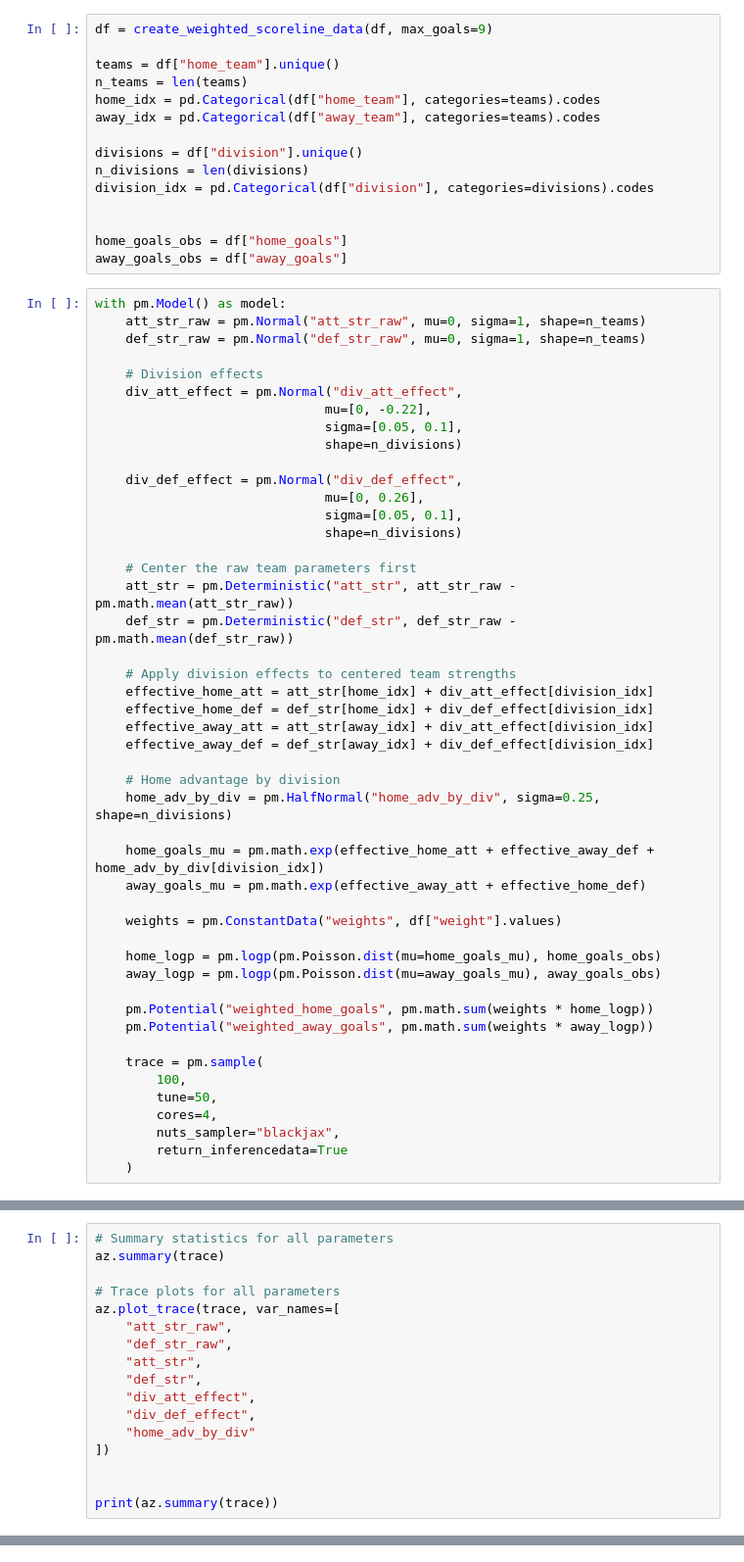
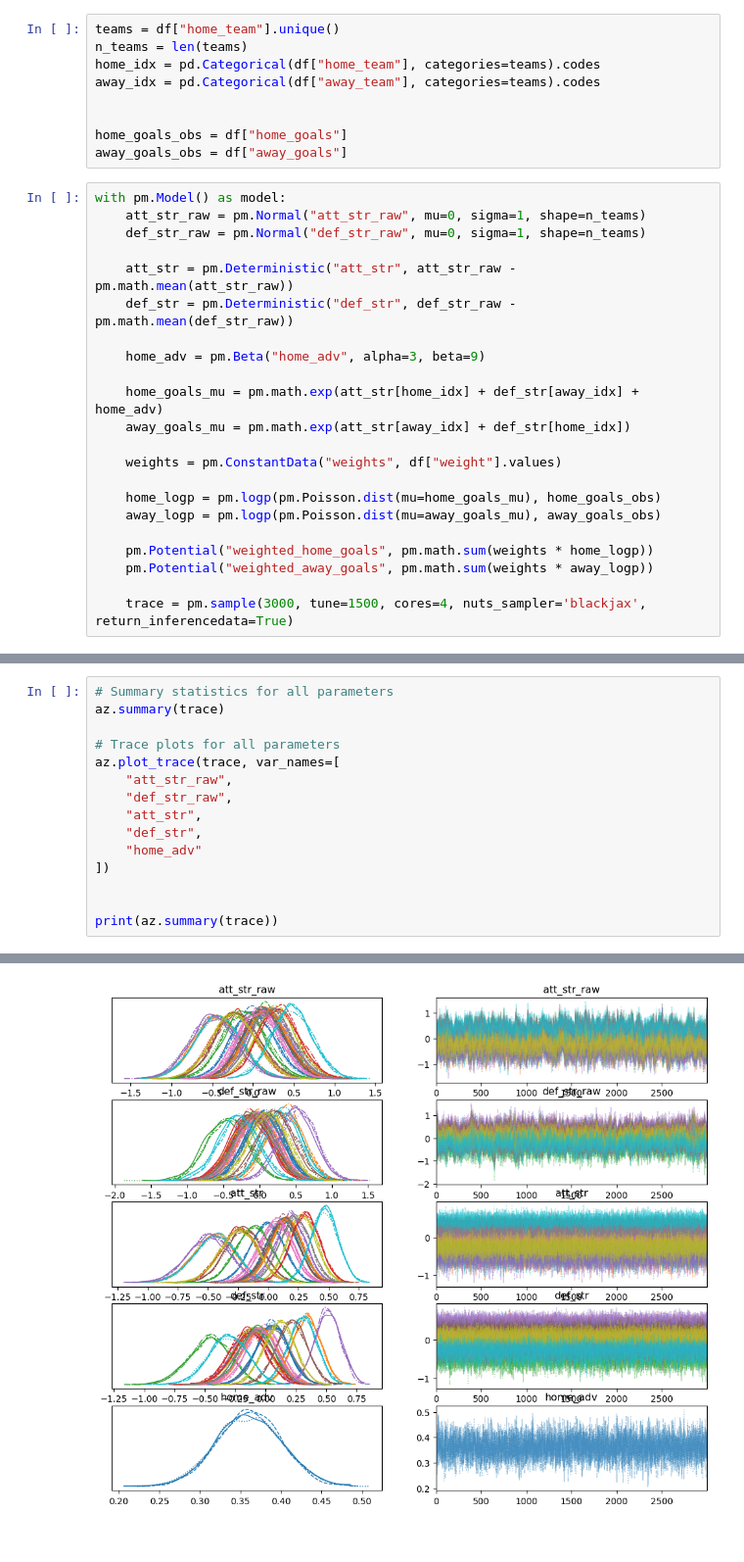
Before and after one commit to louis-porter/algobetting, a Jupyter notebook: algo/models/team_strength/bayesian-multilevel/team_strenght_modelling.ipynb, the cells around one changed output, grey strips where cells are left out. Shown at 98% size. Drawn from its saved outputs; the diff is of its cells as text.

```diff
--- a/algo/models/team_strength/bayesian-multilevel/team_strenght_modelling.ipynb
+++ b/algo/models/team_strength/bayesian-multilevel/team_strenght_modelling.ipynb
@@ -123,15 +299,9 @@ def create_weighted_scoreline_data(df, max_goals=9, actual_scoreline_boost=0.3):
 # %%
-df = create_weighted_scoreline_data(df, max_goals=9)
-
 teams = df["home_team"].unique()
 n_teams = len(teams)
 home_idx = pd.Categorical(df["home_team"], categories=teams).codes
 away_idx = pd.Categorical(df["away_team"], categories=teams).codes
 
-divisions = df["division"].unique()
-n_divisions = len(divisions)
-division_idx = pd.Categorical(df["division"], categories=divisions).codes
-
 
 home_goals_obs = df["home_goals"]
 away_goals_obs = df["away_goals"]
@@ -140,32 +310,13 @@ with pm.Model() as model:
     att_str_raw = pm.Normal("att_str_raw", mu=0, sigma=1, shape=n_teams)
     def_str_raw = pm.Normal("def_str_raw", mu=0, sigma=1, shape=n_teams)
 
-    # Division effects
-    div_att_effect = pm.Normal("div_att_effect",
-                              mu=[0, -0.22],
-                              sigma=[0.05, 0.1],
-                              shape=n_divisions)
-
-    div_def_effect = pm.Normal("div_def_effect",
-                              mu=[0, 0.26],
-                              sigma=[0.05, 0.1],
-                              shape=n_divisions)
-
-    # Center the raw team parameters first
     att_str = pm.Deterministic("att_str", att_str_raw - pm.math.mean(att_str_raw))
     def_str = pm.Deterministic("def_str", def_str_raw - pm.math.mean(def_str_raw))
 
-    # Apply division effects to centered team strengths
-    effective_home_att = att_str[home_idx] + div_att_effect[division_idx]
-    effective_home_def = def_str[home_idx] + div_def_effect[division_idx]
-    effective_away_att = att_str[away_idx] + div_att_effect[division_idx]
-    effective_away_def = def_str[away_idx] + div_def_effect[division_idx]
+    home_adv = pm.Beta("home_adv", alpha=3, beta=9)
 
-    # Home advantage by division
-    home_adv_by_div = pm.HalfNormal("home_adv_by_div", sigma=0.25, shape=n_divisions)
-
-    home_goals_mu = pm.math.exp(effective_home_att + effective_away_def + home_adv_by_div[division_idx])
-    away_goals_mu = pm.math.exp(effective_away_att + effective_home_def)
+    home_goals_mu = pm.math.exp(att_str[home_idx] + def_str[away_idx] + home_adv)
+    away_goals_mu = pm.math.exp(att_str[away_idx] + def_str[home_idx])
 
     weights = pm.ConstantData("weights", df["weight"].values)
 
@@ -175,10 +326,4 @@ with pm.Model() as model:
     pm.Potential("weighted_home_goals", pm.math.sum(weights * home_logp))
     pm.Potential("weighted_away_goals", pm.math.sum(weights * away_logp))
 
-    trace = pm.sample(
-        100,
-        tune=50,
-        cores=4,
-        nuts_sampler="blackjax",
-        return_inferencedata=True
-    )
+    trace = pm.sample(3000, tune=1500, cores=4, nuts_sampler='blackjax', return_inferencedata=True)
@@ -194,10 +337,9 @@ az.plot_trace(trace, var_names=[
     "def_str_raw",
     "att_str",
     "def_str",
-    "div_att_effect",
-    "div_def_effect",
-    "home_adv_by_div"
+    "home_adv"
 ])
 
 
 print(az.summary(trace))
+# %% [output]
@@ -204,3 +363,4 @@ print(az.summary(trace))
+[figure, added]
 # %%
 
 # Get team rankings
```
Also changed, not shown: parts of 7 cells of this notebook, 16 other files.
